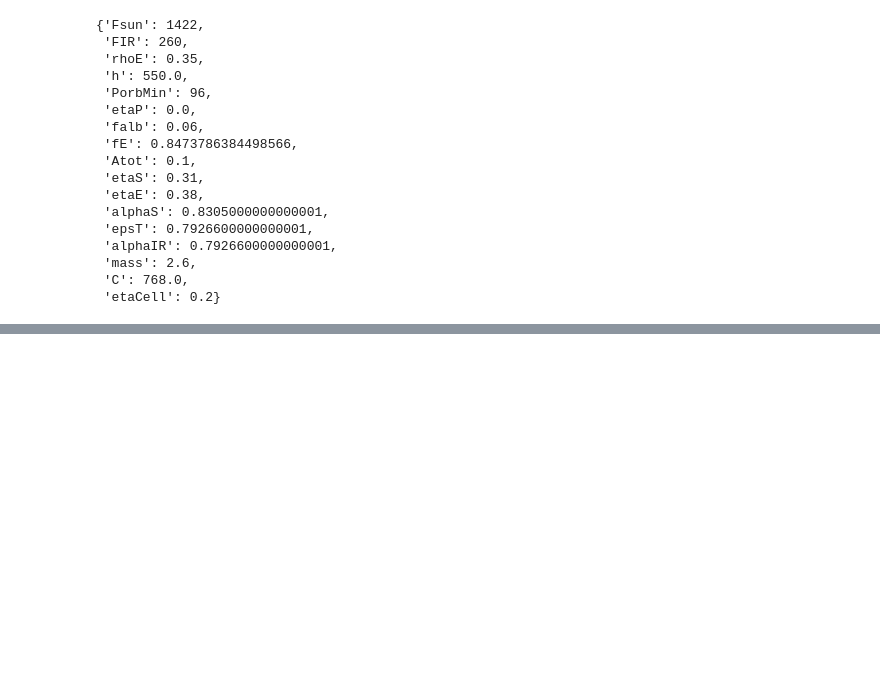
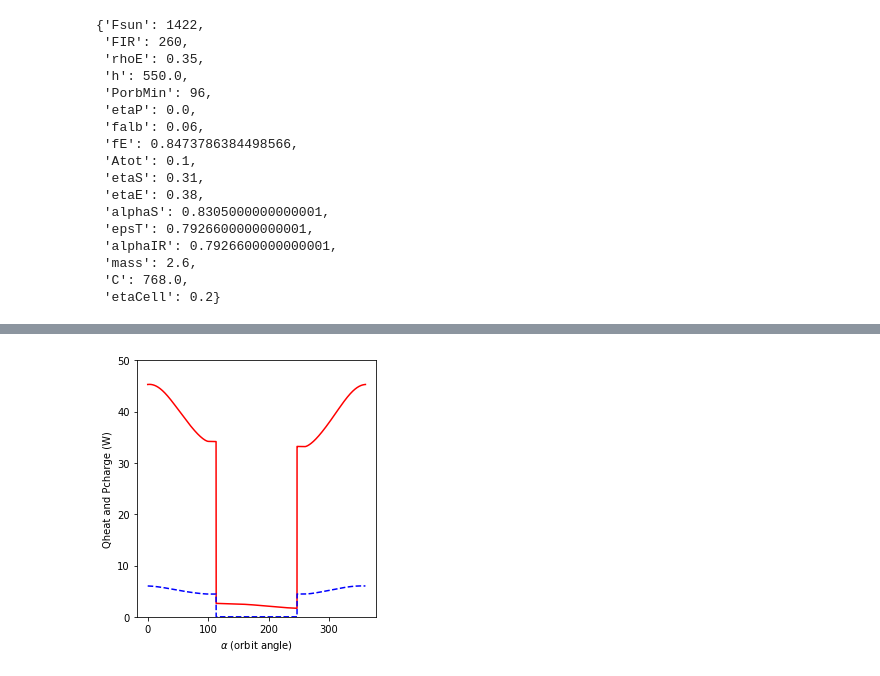
Before and after one commit to ivezic/CubeSats, a Jupyter notebook: notebooks/SOCiHotCold.ipynb, the cells around one changed output, grey strips where cells are left out. Saved outputs shown, nothing was run; the diff lists cells and outputs as text; code cells hidden in the pictures; blank space fills up the shorter version.

```diff
--- a/notebooks/SOCiHotCold.ipynb
+++ b/notebooks/SOCiHotCold.ipynb
@@ -349,0 +429,4 @@ hotSOCi
+# %%
+plotQsAllSides(alphaOrbit, QheatTotal, Qcharge, 0, 50)
+# %% [output]
+[figure, added]
```
Also changed, not shown: parts of 18 cells of this notebook, 7 other files.
